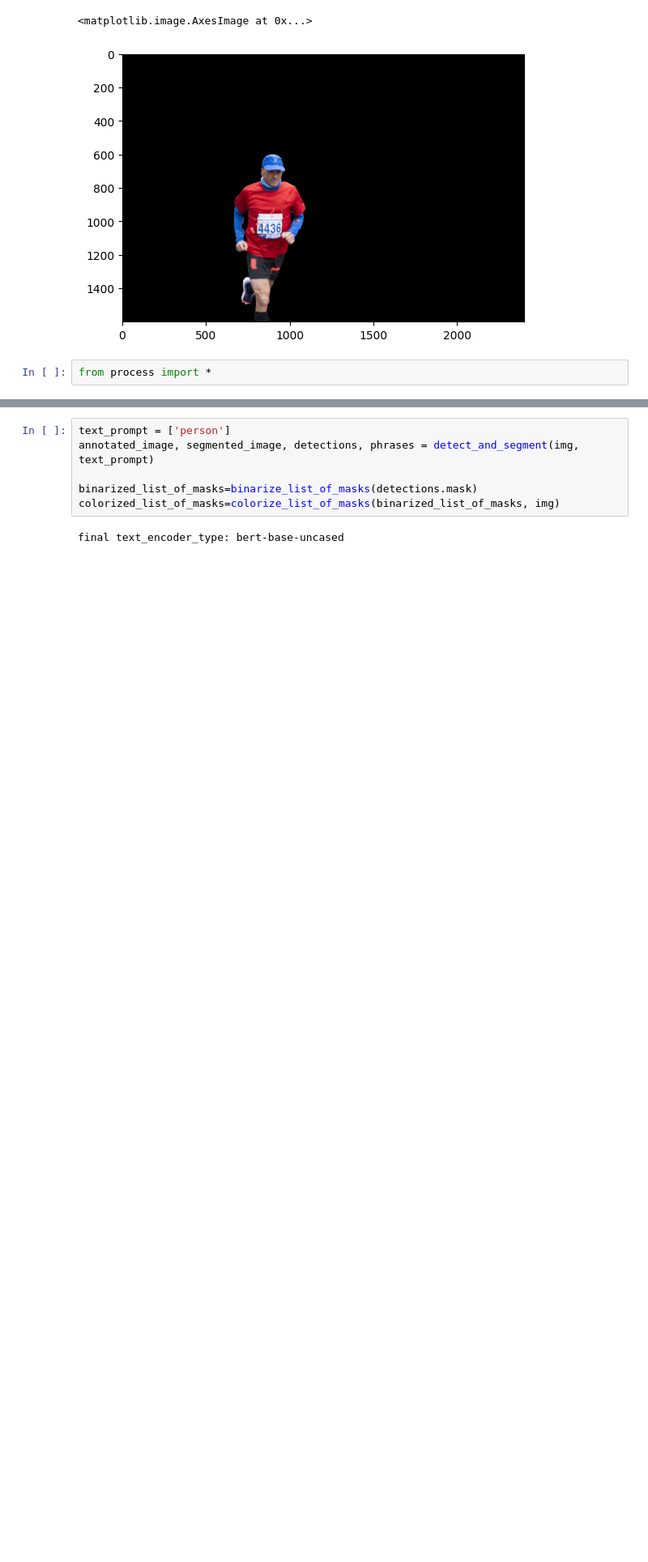
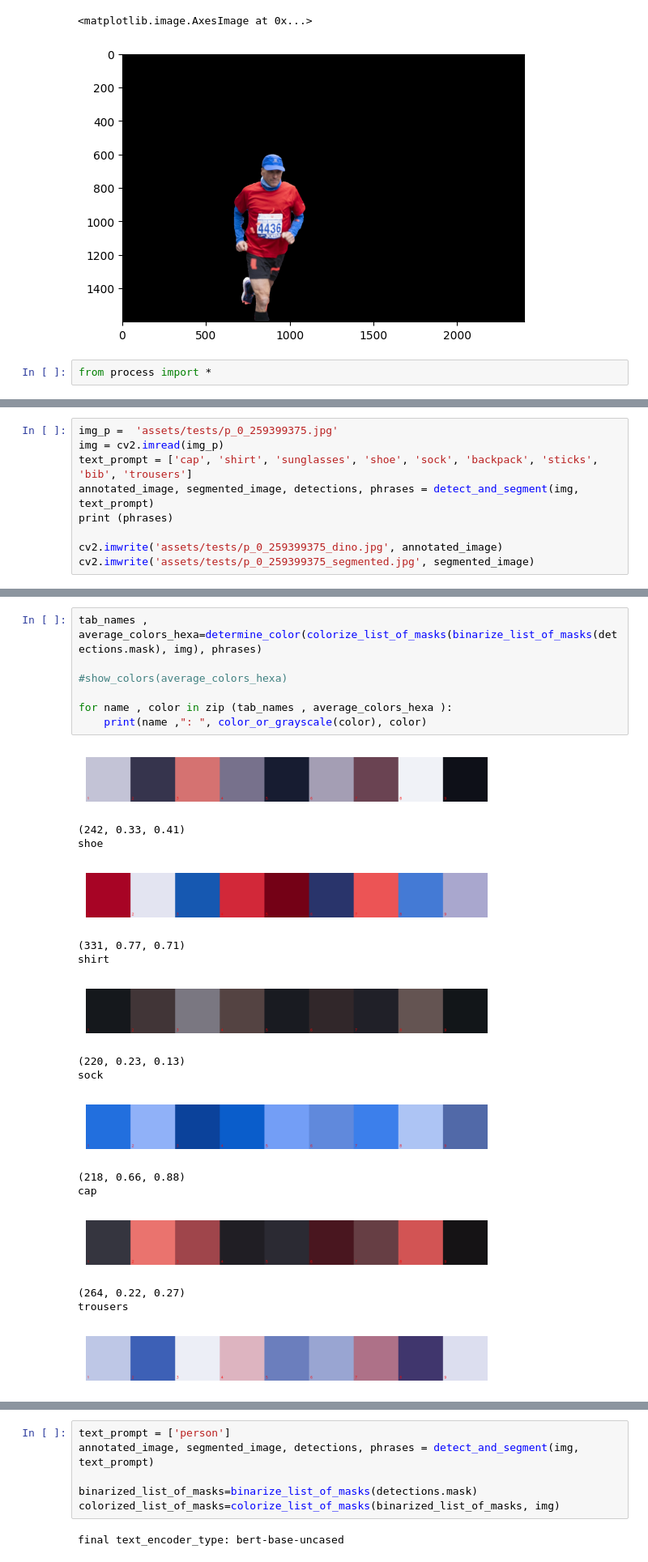
Before and after one commit to clement-gh/projetIA, a Jupyter notebook: analyzer/testeur_de_fonctionnalité.ipynb, the cells around one changed output, grey strips where cells are left out. Shown at 81% size. Cells and saved outputs as stored; diff of their text form; blank space fills up the shorter version.

```diff
--- a/analyzer/testeur_de_fonctionnalité.ipynb
+++ b/analyzer/testeur_de_fonctionnalité.ipynb
@@ -495,0 +467,9 @@ AttributeError: 'Image' object has no attribute 'type'
+# %%
+img_p =  'assets/tests/p_0_259399375.jpg'
+img = cv2.imread(img_p)
+text_prompt = ['cap', 'shirt', 'sunglasses', 'shoe', 'sock', 'backpack', 'sticks', 'bib', 'trousers']
+annotated_image, segmented_image, detections, phrases = detect_and_segment(img, text_prompt)
+print (phrases)
+
+cv2.imwrite('assets/tests/p_0_259399375_dino.jpg', annotated_image)
+cv2.imwrite('assets/tests/p_0_259399375_segmented.jpg', segmented_image)
@@ -495,0 +532,24 @@ AttributeError: 'Image' object has no attribute 'type'
+# %%
+tab_names , average_colors_hexa=determine_color(colorize_list_of_masks(binarize_list_of_masks(detections.mask), img), phrases)
+
+#show_colors(average_colors_hexa)
+
+for name , color in zip (tab_names , average_colors_hexa ):
+    print(name ,": ", color_or_grayscale(color), color)
+# %% [output]
+[figure, added]
+(242, 0.33, 0.41)
+shoe
+[figure, added]
+(331, 0.77, 0.71)
+shirt
+[figure, added]
+(220, 0.23, 0.13)
+sock
+[figure, added]
+(218, 0.66, 0.88)
+cap
+[figure, added]
+(264, 0.22, 0.27)
+trousers
+[figure, added]
```
Also changed, not shown: parts of 9 cells of this notebook, 4 other files.
